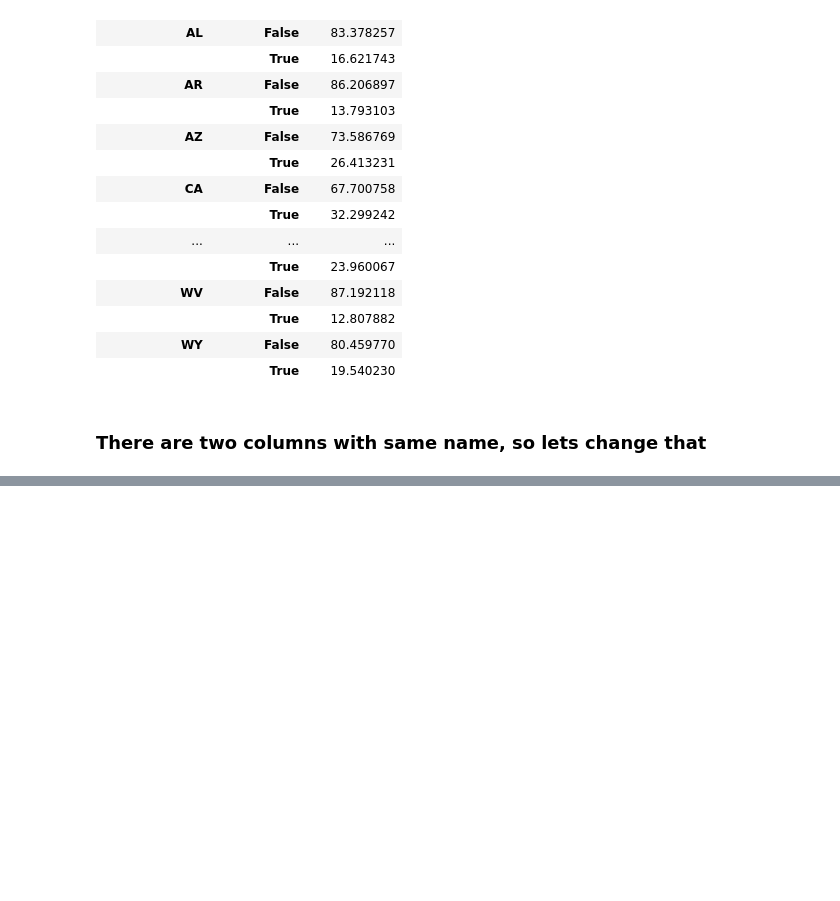
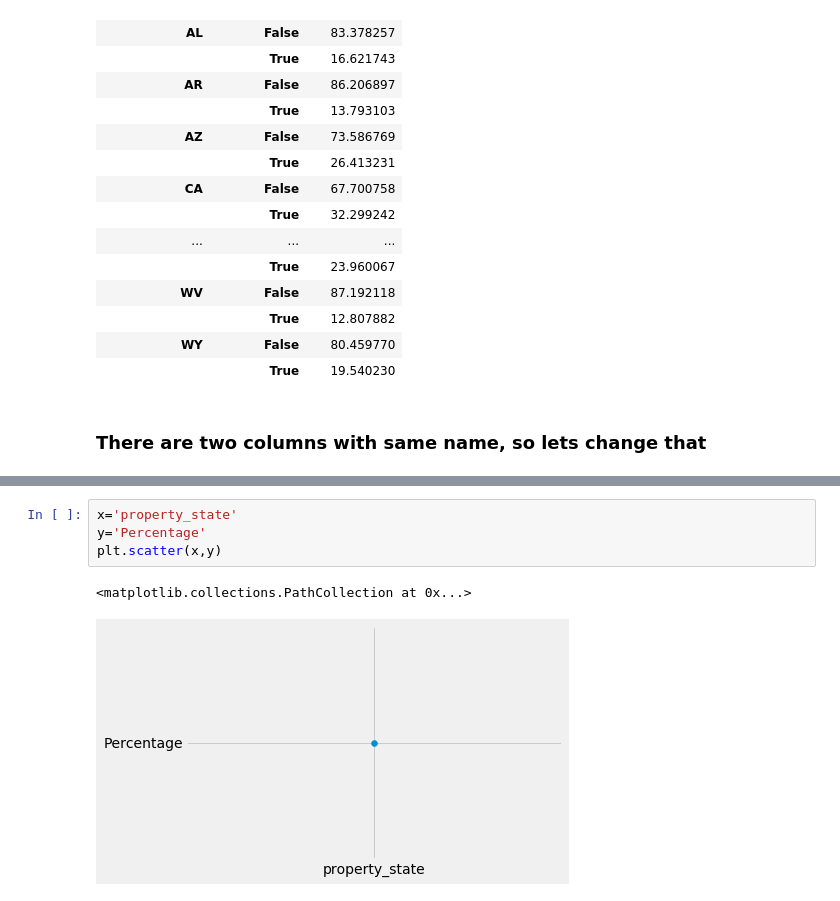
Before and after one commit to Azaima-Asghar/Modeling-Probability-Of-Delinquency, a Jupyter notebook: MachineLearning.ipynb, the cells around one changed output, grey strips where cells are left out. Drawn from its saved outputs; the diff is of its cells as text; blank space fills up the shorter version.

Commit message:
Updated the state vs state analysis and country as a whole analysis for delinquency ratio

```diff
--- a/MachineLearning.ipynb
+++ b/MachineLearning.ipynb
@@ -583,0 +595,7 @@ state_pcts
+# %%
+x='property_state'
+y='Percentage'
+plt.scatter(x,y)
+# %% [output]
+<matplotlib.collections.PathCollection at 0x...>
+[figure, added]
```
Also changed, not shown: parts of 5 cells of this notebook, 1 other file.
